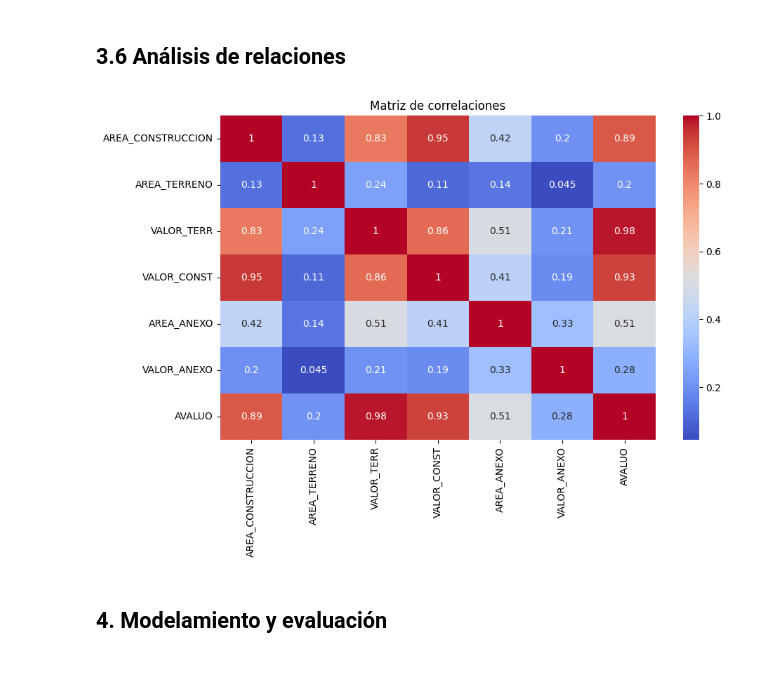
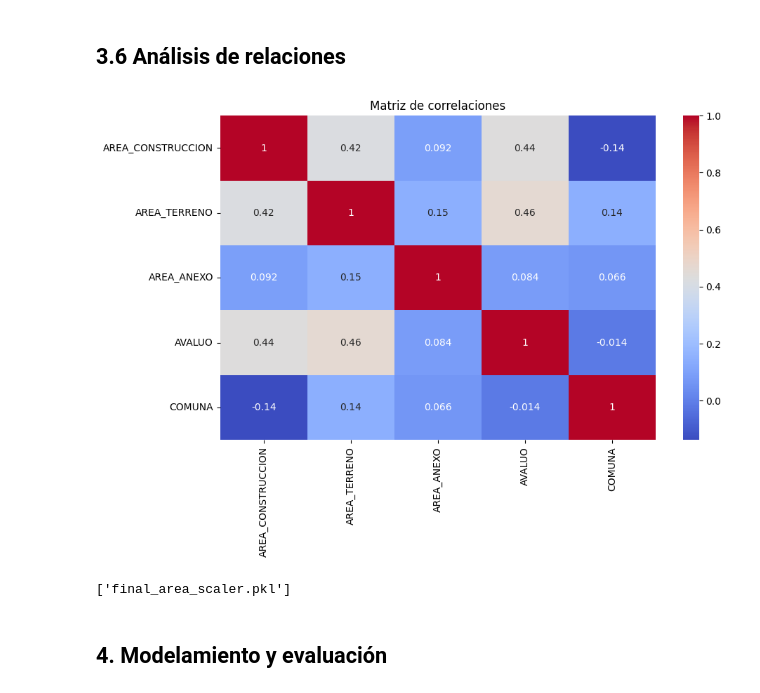
Before and after one commit to JSSanchezH/avaluo-predictivo, a Jupyter notebook: notebooks/01_preparacion_y_modelo.ipynb, the cells around one changed output. Drawn from its saved outputs; the diff is of its cells as text; code cells hidden in the pictures.

```diff
--- a/notebooks/01_preparacion_y_modelo.ipynb
+++ b/notebooks/01_preparacion_y_modelo.ipynb
@@ -196,0 +233,2 @@ df.head()
+# %%
+df_clean = df_clean[(df_clean['AVALUO'] <= 8e8) & (df_clean['AVALUO'] >= 1e8)]
@@ -197,7 +308,12 @@ df.head()
 # %% [markdown]
 ## 3.4 Limpieza de nulos
 # %%
-df = df.dropna()
+from sklearn.impute import SimpleImputer
 
-df.isnull().mean() * 100
+imputer = SimpleImputer(strategy='median')
+df_imputed = imputer.fit_transform(df_clean.select_dtypes(include=['float64', 'int64']))
+
+df_clean[df_clean.select_dtypes(include=['float64', 'int64']).columns] = df_imputed
+
+display(df_clean.head())
 # %% [output]
@@ -256,11 +355,26 @@ df[['AREA_CONSTRUCCION',
 # %% [markdown]
 #### Multi-label One-Hot Encoding
 # %%
-# Separar por coma y expandir
-destinos = df['DESTINO_ECONOMICO'].astype(str).str.get_dummies(sep=',')
-# Renombrar columnas para mayor claridad
-destinos = destinos.add_prefix("DE_")
-# Unir al dataframe
-df_encoded = pd.concat([df, destinos], axis=1)
 
-df_encoded.head()
+# multi_label_col = 'DESTINO_ECONOMICO'
+# encoders = {}
+
+# df_encoded[multi_label_col] = df_encoded[multi_label_col].astype(str).fillna('')
+
+
+# all_categories = df_encoded[multi_label_col].str.split(pat=r',\s*|\s*,\s*', expand=True).stack().unique()
+# all_categories = sorted([c for c in all_categories if c and c != 'nan'])
+
+
+# ohe_destino = pd.DataFrame()
+
+# for category in all_categories:
+
+#     col_name = f'{multi_label_col}_{category}'
+
+#     ohe_destino[col_name] = df_encoded[multi_label_col].str.contains(category, regex=False).astype(int)
+
+
+# df_encoded = pd.concat([df_encoded, ohe_destino], axis=1)
+# encoders[f'mlb_{multi_label_col}'] = all_categories
+# df_encoded = df_encoded.drop(multi_label_col, axis=1)
@@ -277,15 +416,31 @@ df_encoded.head()
 # %%
 
 import seaborn as sns
 import matplotlib.pyplot as plt
 
 # Matriz de correlaciones
 plt.figure(figsize=(10,6))
-sns.heatmap(df[['AREA_CONSTRUCCION','AREA_TERRENO','VALOR_TERR','VALOR_CONST',
-                'AREA_ANEXO','VALOR_ANEXO','AVALUO']].corr(), annot=True, cmap='coolwarm')
+sns.heatmap(df_encoded[['AREA_CONSTRUCCION','AREA_TERRENO','AREA_ANEXO','AVALUO','COMUNA']].corr(), annot=True, cmap='coolwarm')
 plt.title('Matriz de correlaciones')
 plt.show()
 # %% [output]
-[figure, old version]
+[figure, new version]
+# %%
+from sklearn.preprocessing import StandardScaler
+import joblib
+
+features_to_scale = [
+    'AREA_CONSTRUCCION',
+    'AREA_TERRENO',
+    'AREA_ANEXO',
+]
+
+scaler = StandardScaler()
+
+
+df_encoded[features_to_scale] = scaler.fit_transform(df_encoded[features_to_scale])
+joblib.dump(scaler, 'final_area_scaler.pkl')
+# %% [output]
+['final_area_scaler.pkl']
 # %% [markdown]
 ## 4. Modelamiento y evaluación
```
Also changed, not shown: parts of 44 cells of this notebook, 4 other files.
